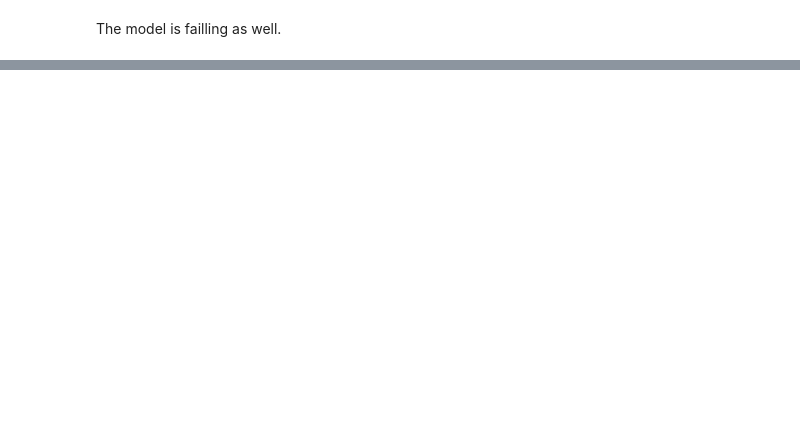
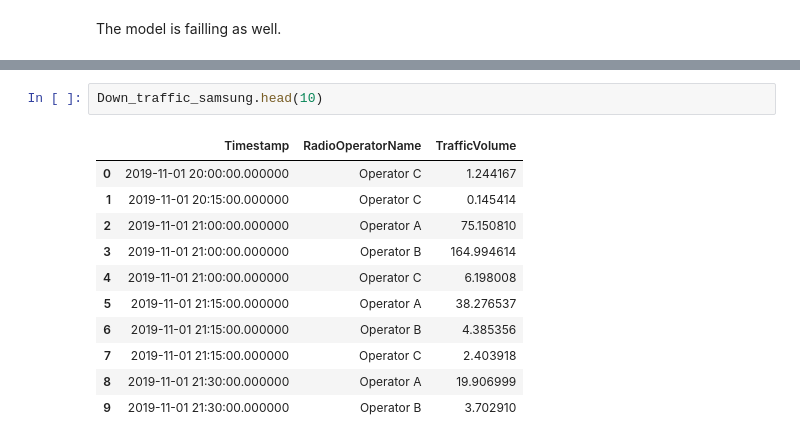
Before and after one commit to medhatfawzy/AI-Telecom, a Jupyter notebook: 4.Machine_Learning.ipynb, the cells around one changed output, grey strips where cells are left out. Cells and saved outputs as stored; diff of their text form; blank space fills up the shorter version.

```diff
--- a/4.Machine_Learning.ipynb
+++ b/4.Machine_Learning.ipynb
@@ -171,0 +233,14 @@ The data we have isn't enough to predict the traffic volume given the RSRP value
+# %%
+Down_traffic_samsung.head(10)
+# %% [output]
+|  | Timestamp | RadioOperatorName | TrafficVolume |
+| 0 | 2019-11-01 20:00:00.000000 | Operator C | 1.244167 |
+| 1 | 2019-11-01 20:15:00.000000 | Operator C | 0.145414 |
+| 2 | 2019-11-01 21:00:00.000000 | Operator A | 75.150810 |
+| 3 | 2019-11-01 21:00:00.000000 | Operator B | 164.994614 |
+| 4 | 2019-11-01 21:00:00.000000 | Operator C | 6.198008 |
+| 5 | 2019-11-01 21:15:00.000000 | Operator A | 38.276537 |
+| 6 | 2019-11-01 21:15:00.000000 | Operator B | 4.385356 |
+| 7 | 2019-11-01 21:15:00.000000 | Operator C | 2.403918 |
+| 8 | 2019-11-01 21:30:00.000000 | Operator A | 19.906999 |
+| 9 | 2019-11-01 21:30:00.000000 | Operator B | 3.702910 |
```
Also changed, not shown: parts of 27 cells of this notebook, 3 other files.
